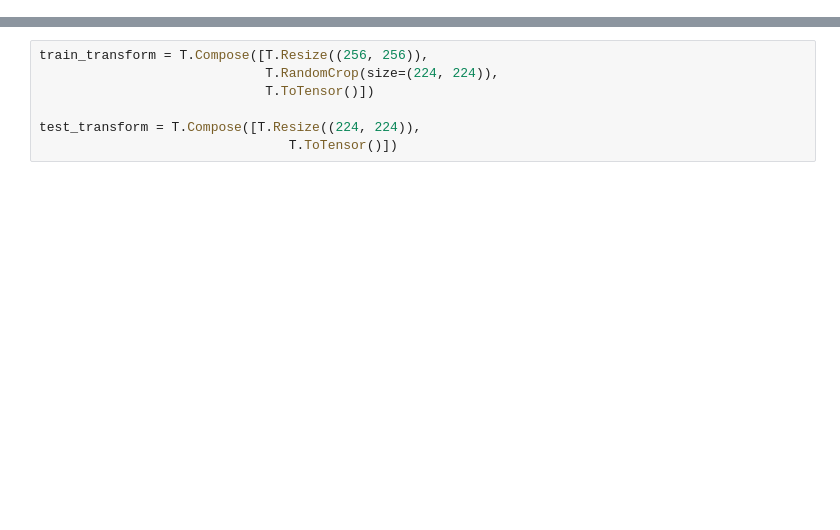
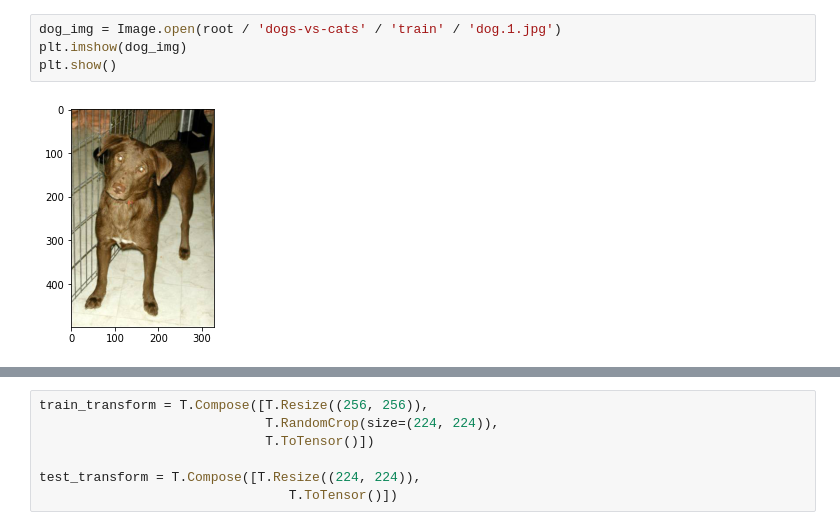
Before and after one commit to World4AI/World4AI, a Jupyter notebook: website/src/notebooks/convolutional_neural_networks/alexnet.ipynb, the cells around one changed output, grey strips where cells are left out. Cells and saved outputs as stored; diff of their text form; blank space fills up the shorter version.

```diff
--- a/website/src/notebooks/convolutional_neural_networks/alexnet.ipynb
+++ b/website/src/notebooks/convolutional_neural_networks/alexnet.ipynb
@@ -11,0 +72,6 @@ import matplotlib.pyplot as plt
+# %%
+dog_img = Image.open(root / 'dogs-vs-cats' / 'train' / 'dog.1.jpg')
+plt.imshow(dog_img)
+plt.show()
+# %% [output]
+[figure, added]
```
Also changed, not shown: parts of 55 cells of this notebook.
